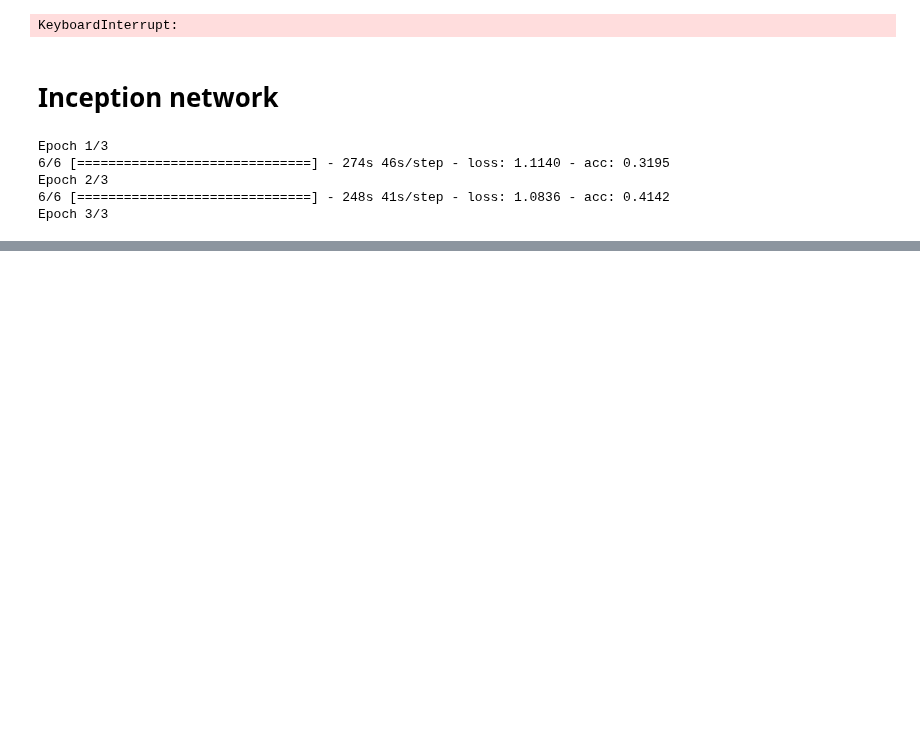
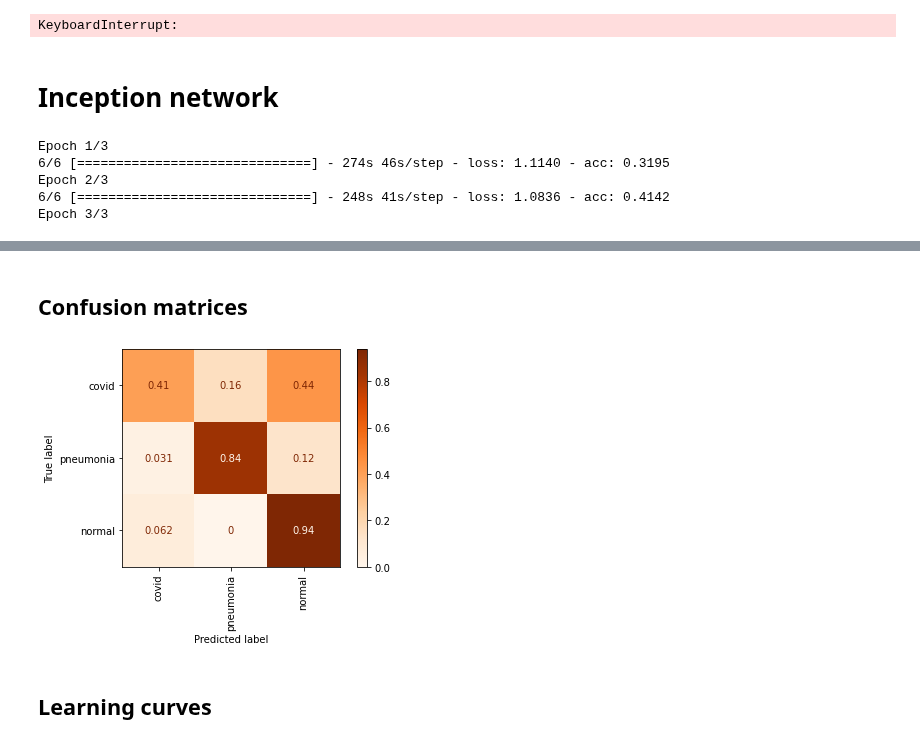
Before and after one commit to PashaIanko/Covid19Classifier, a Jupyter notebook: main.ipynb, the cells around one changed output, grey strips where cells are left out. Cells and saved outputs as stored; diff of their text form; code cells hidden in the pictures; blank space fills up the shorter version.

```diff
--- a/main.ipynb
+++ b/main.ipynb
@@ -705,0 +646,16 @@ Epoch 3/3
+# %% [markdown]
+## Confusion matrices
+# %%
+test_flow.reset()
+plot_confusion_matrix(
+    Y_true = test_flow.classes,
+    Y_pred = models['CNN'].flow_predict(
+        test_flow,
+        test_steps
+    ),
+    class_indices = test_flow.class_indices
+)
+# %% [output]
+[figure, added]
+# %% [markdown]
+## Learning curves
```
Also changed, not shown: parts of 55 cells of this notebook.
